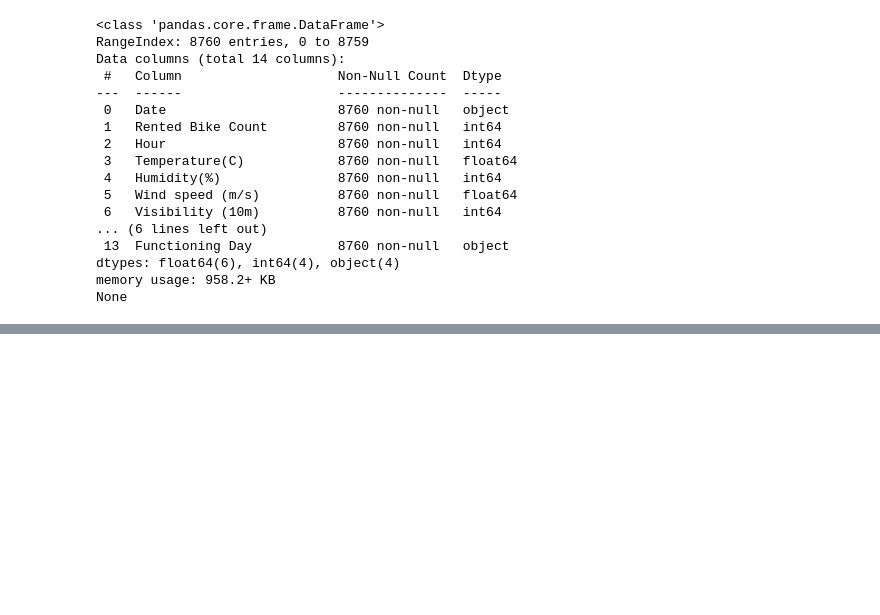
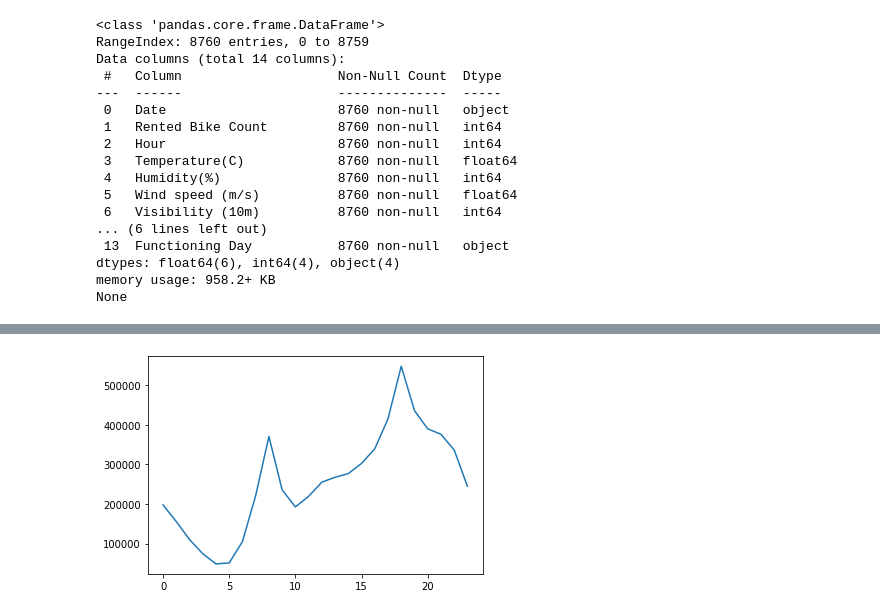
Before and after one commit to R0go/Bikes, a Jupyter notebook: Bikes_project.ipynb, the cells around one changed output, grey strips where cells are left out. Cells and saved outputs as stored; diff of their text form; code cells hidden in the pictures; blank space fills up the shorter version.

```diff
--- a/Bikes_project.ipynb
+++ b/Bikes_project.ipynb
@@ -25,0 +79,6 @@ None
+# %%
+grouping = bikes_df[['Hour','Rented Bike Count']].groupby(['Hour']).sum().reset_index()
+plt.plot(grouping['Hour'], grouping['Rented Bike Count'])
+plt.show()
+# %% [output]
+[figure, added]
```
Also changed, not shown: parts of 7 cells of this notebook.
